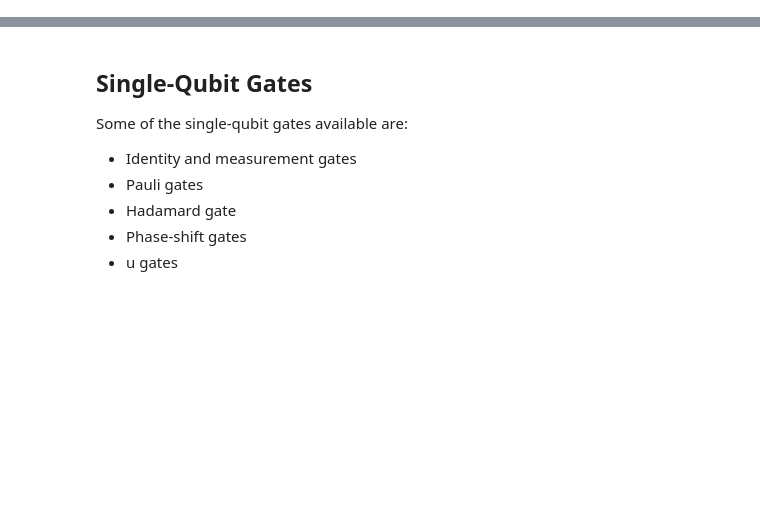
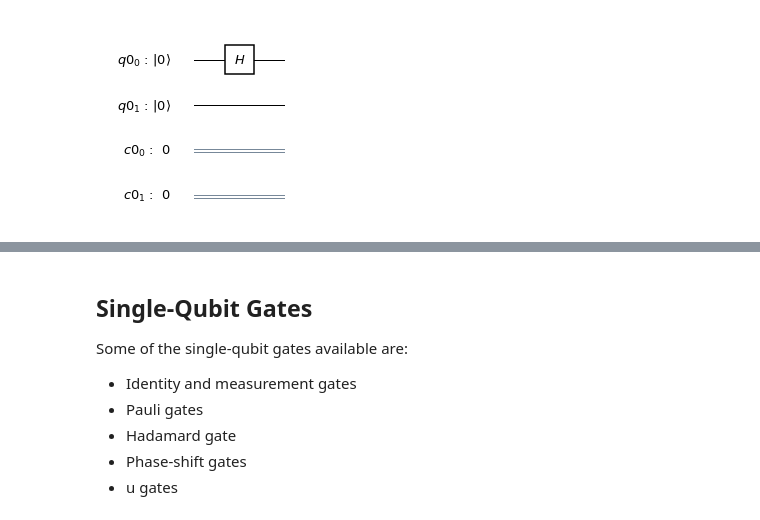
Before and after one commit to afonsofr/Qiskit_hands_on, a Jupyter notebook: basics.ipynb, the cells around one changed output, grey strips where cells are left out. Saved outputs shown, nothing was run; the diff lists cells and outputs as text; code cells hidden in the pictures; blank space fills up the shorter version.

```diff
--- a/basics.ipynb
+++ b/basics.ipynb
@@ -44,0 +149,8 @@ import warnings; warnings.simplefilter('ignore')
+# %%
+# Create registers
+qr = QuantumRegister(2)
+# you only need the classical register if you want to do measurement!
+cr = ClassicalRegister(2)
+
+# Create quantum circuit
+qc = QuantumCircuit(qr, cr)
@@ -44,0 +202,8 @@ import warnings; warnings.simplefilter('ignore')
+# %%
+qc_single_qubit = QuantumCircuit(qr, cr)
+
+qc_single_qubit.h(qr[0])
+
+qc_single_qubit.draw(output='mpl')
+# %% [output]
+[figure, added]
```
Also changed, not shown: parts of 64 cells of this notebook, 1 other file.
